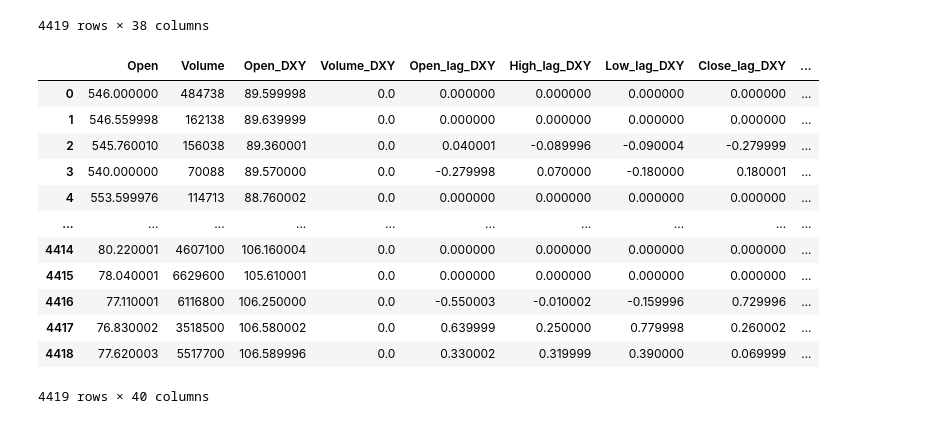
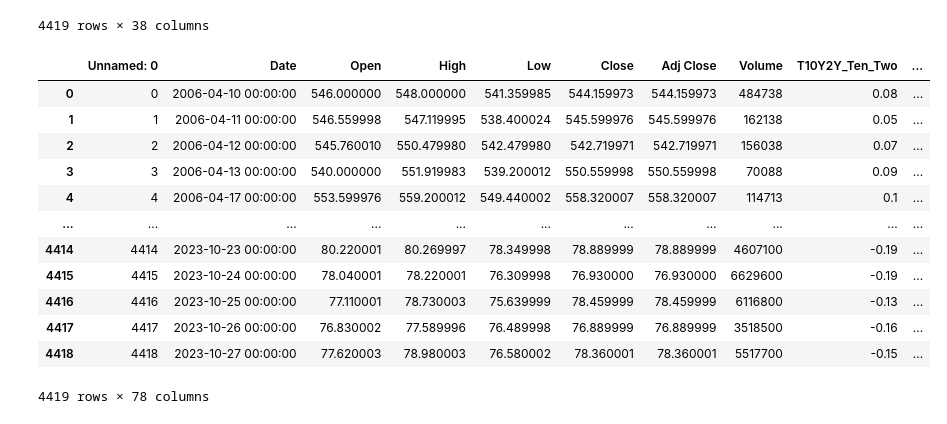
Before and after one commit to VibhuKrovvidi/USO_ETF_Day_Trading, a Jupyter notebook: notebooks/3_modelling.ipynb, the cells around one changed output. Saved outputs shown, nothing was run; the diff lists cells and outputs as text; code cells hidden in the pictures.

```diff
--- a/notebooks/3_modelling.ipynb
+++ b/notebooks/3_modelling.ipynb
@@ -15,8 +16,8 @@ df = pd.read_csv("../data/master_dataset.csv")
 # %%
 # Read X and y
 X = df.drop('High', axis=1)
-y_archive = df["Low"]
-y = df['Low'] - df["Open"]
+y_archive = df["High"]
+y = df['High'] - df["Open"]
 y = pd.DataFrame(y)
 
 # Remove any non-numeric cols
@@ -611,21 +605,21 @@ X
 | 4418 | 77.620003 | 5517700 | 106.589996 | 0.0 | 0.330002 | 0.319999 | 0.390000 | 0.069999 | ... |
 4419 rows × 38 columns
 # %%
-master_dataset_preds = pd.merge(X, y_and_pred, left_index=True, right_index=True)
+master_dataset_preds = pd.merge(df, y_and_pred, left_index=True, right_index=True)
 master_dataset_preds
 # %% [output]
-|  | Open | Volume | Open_DXY | Volume_DXY | Open_lag_DXY | High_lag_DXY | Low_lag_DXY | Close_lag_DXY | ... |
-| 0 | 546.000000 | 484738 | 89.599998 | 0.0 | 0.000000 | 0.000000 | 0.000000 | 0.000000 | ... |
-| 1 | 546.559998 | 162138 | 89.639999 | 0.0 | 0.000000 | 0.000000 | 0.000000 | 0.000000 | ... |
-| 2 | 545.760010 | 156038 | 89.360001 | 0.0 | 0.040001 | -0.089996 | -0.090004 | -0.279999 | ... |
-| 3 | 540.000000 | 70088 | 89.570000 | 0.0 | -0.279998 | 0.070000 | -0.180000 | 0.180001 | ... |
-| 4 | 553.599976 | 114713 | 88.760002 | 0.0 | 0.000000 | 0.000000 | 0.000000 | 0.000000 | ... |
-| ... | ... | ... | ... | ... | ... | ... | ... | ... | ... |
-| 4414 | 80.220001 | 4607100 | 106.160004 | 0.0 | 0.000000 | 0.000000 | 0.000000 | 0.000000 | ... |
-| 4415 | 78.040001 | 6629600 | 105.610001 | 0.0 | 0.000000 | 0.000000 | 0.000000 | 0.000000 | ... |
-| 4416 | 77.110001 | 6116800 | 106.250000 | 0.0 | -0.550003 | -0.010002 | -0.159996 | 0.729996 | ... |
-| 4417 | 76.830002 | 3518500 | 106.580002 | 0.0 | 0.639999 | 0.250000 | 0.779998 | 0.260002 | ... |
-| 4418 | 77.620003 | 5517700 | 106.589996 | 0.0 | 0.330002 | 0.319999 | 0.390000 | 0.069999 | ... |
+|  | Unnamed: 0 | Date | Open | High | Low | Close | Adj Close | Volume | T10Y2Y_Ten_Two | ... |
+| 0 | 0 | 2006-04-10 00:00:00 | 546.000000 | 548.000000 | 541.359985 | 544.159973 | 544.159973 | 484738 | 0.08 | ... |
+| 1 | 1 | 2006-04-11 00:00:00 | 546.559998 | 547.119995 | 538.400024 | 545.599976 | 545.599976 | 162138 | 0.05 | ... |
+| 2 | 2 | 2006-04-12 00:00:00 | 545.760010 | 550.479980 | 542.479980 | 542.719971 | 542.719971 | 156038 | 0.07 | ... |
+| 3 | 3 | 2006-04-13 00:00:00 | 540.000000 | 551.919983 | 539.200012 | 550.559998 | 550.559998 | 70088 | 0.09 | ... |
+| 4 | 4 | 2006-04-17 00:00:00 | 553.599976 | 559.200012 | 549.440002 | 558.320007 | 558.320007 | 114713 | 0.1 | ... |
+| ... | ... | ... | ... | ... | ... | ... | ... | ... | ... | ... |
+| 4414 | 4414 | 2023-10-23 00:00:00 | 80.220001 | 80.269997 | 78.349998 | 78.889999 | 78.889999 | 4607100 | -0.19 | ... |
+| 4415 | 4415 | 2023-10-24 00:00:00 | 78.040001 | 78.220001 | 76.309998 | 76.930000 | 76.930000 | 6629600 | -0.19 | ... |
+| 4416 | 4416 | 2023-10-25 00:00:00 | 77.110001 | 78.730003 | 75.639999 | 78.459999 | 78.459999 | 6116800 | -0.13 | ... |
+| 4417 | 4417 | 2023-10-26 00:00:00 | 76.830002 | 77.589996 | 76.489998 | 76.889999 | 76.889999 | 3518500 | -0.16 | ... |
+| 4418 | 4418 | 2023-10-27 00:00:00 | 77.620003 | 78.980003 | 76.580002 | 78.360001 | 78.360001 | 5517700 | -0.15 | ... |
-4419 rows × 40 columns
+4419 rows × 78 columns
 # %%
 master_dataset_preds.to_csv('../data/master_dataset_preds.csv', index=False)
```
Also changed, not shown: parts of 16 cells of this notebook, 2 other files.
